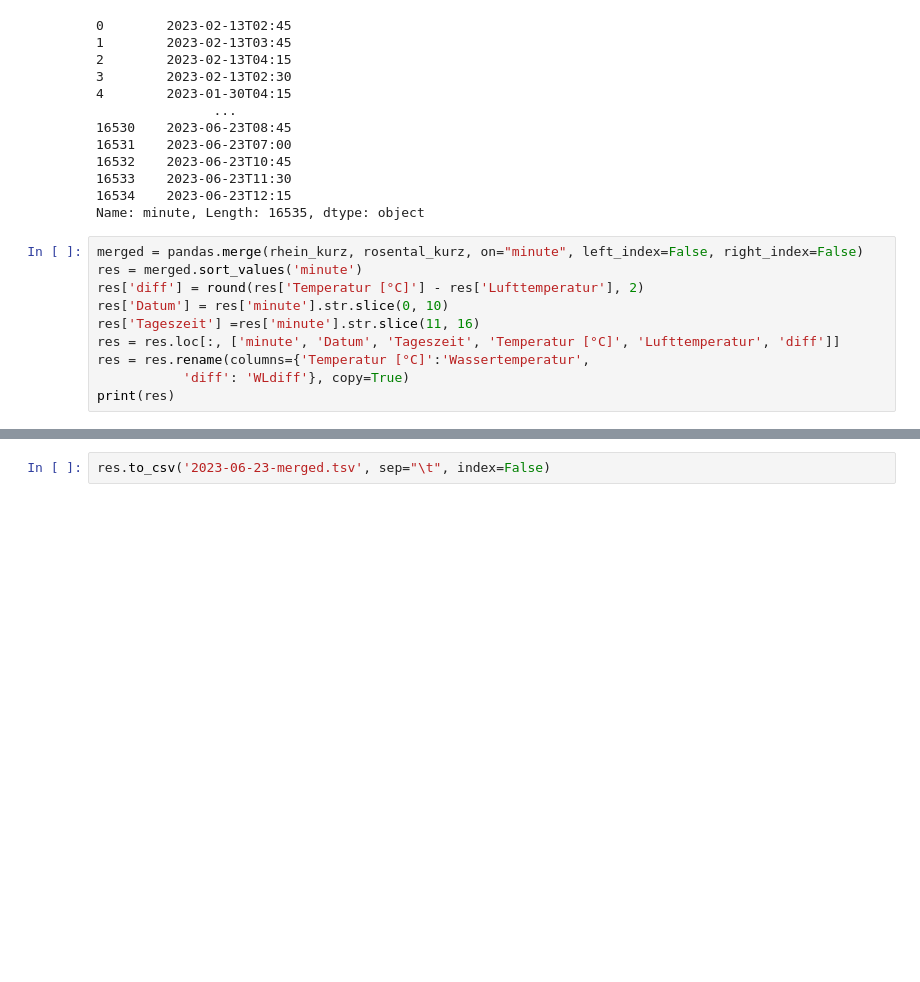
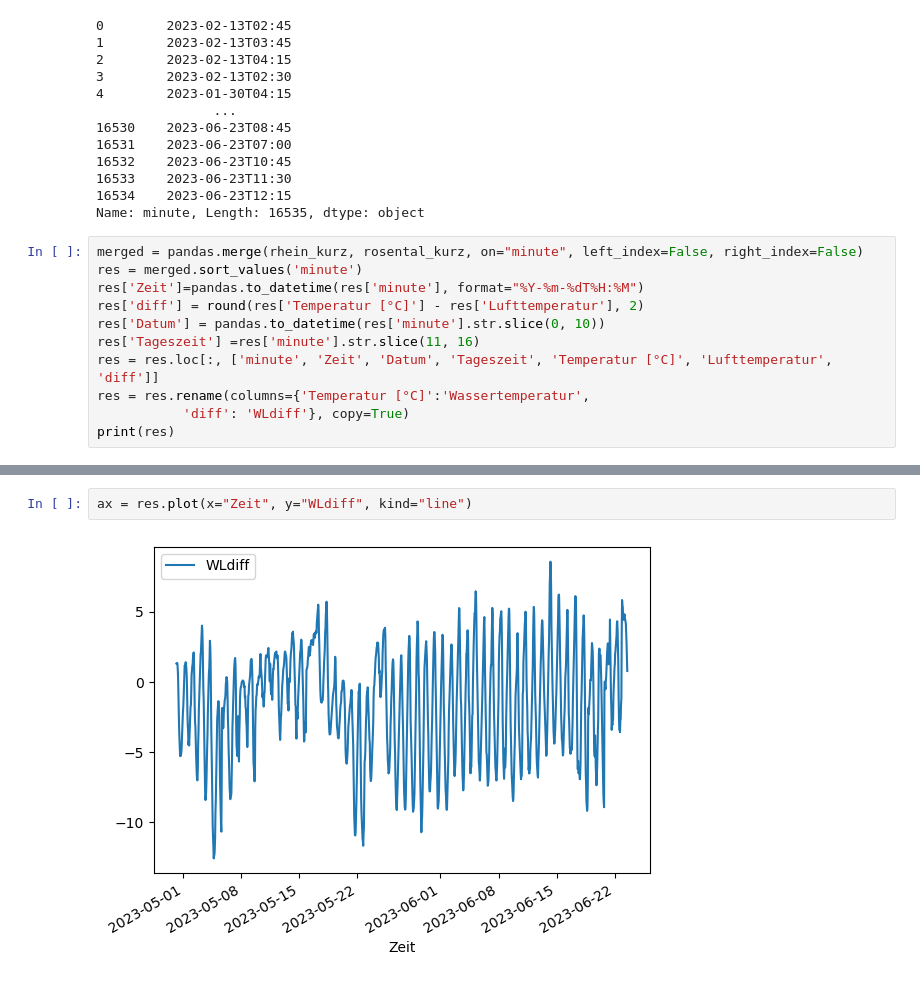
Before and after one commit to Accio/2023-06-Ben-Schnuppern, a Jupyter notebook: Wetterdaten.ipynb, the cells around one changed output, grey strips where cells are left out. Saved outputs shown, nothing was run; the diff lists cells and outputs as text; blank space fills up the shorter version.

```diff
--- a/Wetterdaten.ipynb
+++ b/Wetterdaten.ipynb
@@ -137,10 +137,11 @@ Name: minute, Length: 16535, dtype: object
 # %%
 merged = pandas.merge(rhein_kurz, rosental_kurz, on="minute", left_index=False, right_index=False)
 res = merged.sort_values('minute')
+res['Zeit']=pandas.to_datetime(res['minute'], format="%Y-%m-%dT%H:%M")
 res['diff'] = round(res['Temperatur [°C]'] - res['Lufttemperatur'], 2)
-res['Datum'] = res['minute'].str.slice(0, 10)
+res['Datum'] = pandas.to_datetime(res['minute'].str.slice(0, 10))
 res['Tageszeit'] =res['minute'].str.slice(11, 16)
-res = res.loc[:, ['minute', 'Datum', 'Tageszeit', 'Temperatur [°C]', 'Lufttemperatur', 'diff']]
+res = res.loc[:, ['minute', 'Zeit', 'Datum', 'Tageszeit', 'Temperatur [°C]', 'Lufttemperatur', 'diff']]
 res = res.rename(columns={'Temperatur [°C]':'Wassertemperatur',
            'diff': 'WLdiff'}, copy=True)
 print(res)
@@ -165,2 +166,4 @@ print(res)
-# %%
-res.to_csv('2023-06-23-merged.tsv', sep="\t", index=False)
+# %%
+ax = res.plot(x="Zeit", y="WLdiff", kind="line")
+# %% [output]
+[figure, added]
```
Also changed, not shown: parts of 3 cells of this notebook.
